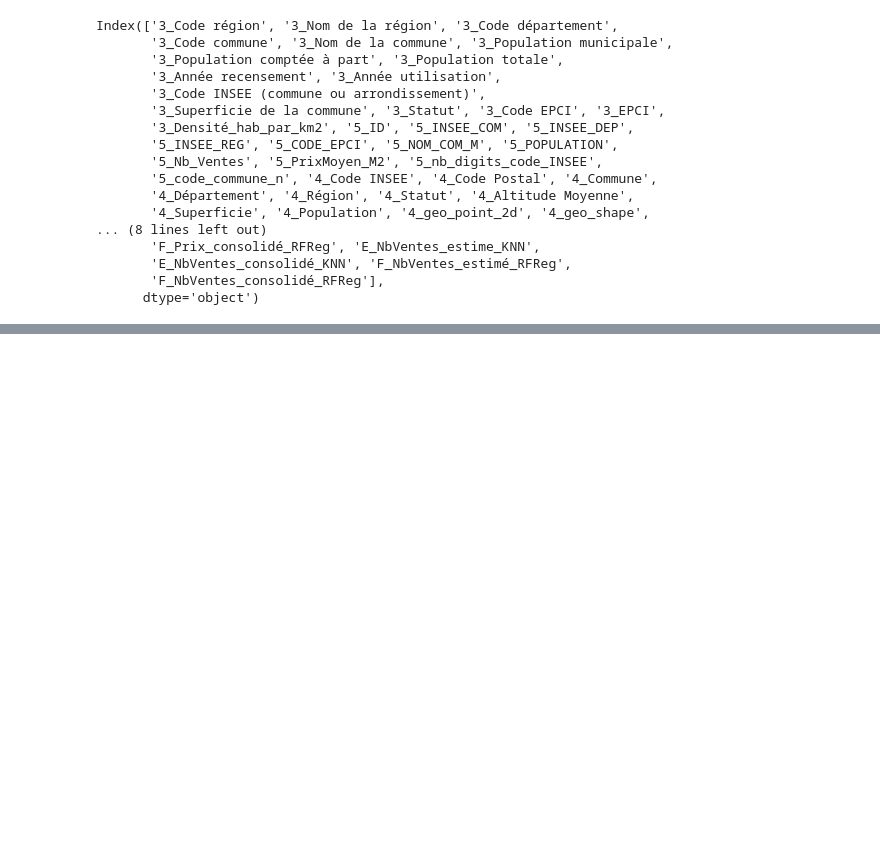
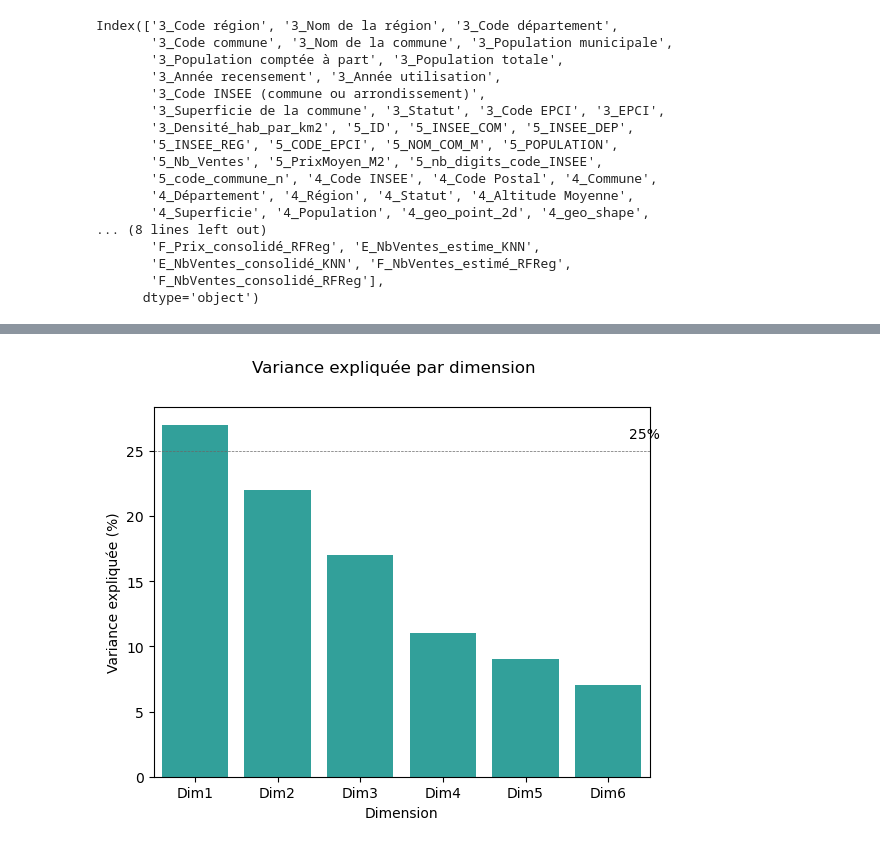
Before and after one commit to FilRougeMobilite/Mobilite, a Jupyter notebook: Analyse_tables_traitees.ipynb, the cells around one changed output, grey strips where cells are left out. Saved outputs shown, nothing was run; the diff lists cells and outputs as text; code cells hidden in the pictures; blank space fills up the shorter version.

```diff
--- a/Analyse_tables_traitees.ipynb
+++ b/Analyse_tables_traitees.ipynb
@@ -1692,0 +1750,5 @@ df.to_csv('./Tables_traitees/Table_avec_prixM2_estime_FranceMétropolitaine.csv'
+# %%
+df_cleaned = df_acp.dropna(subset=['4_Superficie', '4_Densité_hab_par_km2'])
+
+# Vérifier le nombre de valeurs manquantes après suppression
+print(df_cleaned.isnull().sum())
@@ -1692,0 +1781,4 @@ df.to_csv('./Tables_traitees/Table_avec_prixM2_estime_FranceMétropolitaine.csv'
+# %%
+# Standardisation des données
+scaler = StandardScaler()
+df_scaled = scaler.fit_transform(df_cleaned)
@@ -1692,0 +1791,12 @@ df.to_csv('./Tables_traitees/Table_avec_prixM2_estime_FranceMétropolitaine.csv'
+# %%
+# Projection des données sur les composantes principales
+from sklearn.decomposition import PCA
+
+# Sélection du nombre de composantes principales
+n_components = 6  # par exemple
+
+# Création de l'objet PCA
+pca = PCA(n_components=n_components)
+
+# Ajustement du modèle PCA aux données
+pca.fit(df_scaled)
@@ -1692,0 +1805,12 @@ df.to_csv('./Tables_traitees/Table_avec_prixM2_estime_FranceMétropolitaine.csv'
+# %%
+# Analyse des valeurs propres
+comp = pd.DataFrame(
+    {
+        "Dimension": ["Dim" + str(x + 1) for x in range(n_components)],
+        "Valeur propre": pca.explained_variance_,
+        "% variance expliquée": np.round(pca.explained_variance_ratio_ * 100),
+        "% cum. var. expliquée": np.round(np.cumsum(pca.explained_variance_ratio_) * 100)
+    },
+    columns=["Dimension", "Valeur propre", "% variance expliquée", "% cum. var. expliquée"]
+)
+comp
@@ -1692,0 +1825,12 @@ df.to_csv('./Tables_traitees/Table_avec_prixM2_estime_FranceMétropolitaine.csv'
+# %%
+g_comp = sns.barplot(x="Dimension",
+                     y="% variance expliquée",
+                     palette=["lightseagreen"],
+                     data=comp)
+g_comp.set(ylabel="Variance expliquée (%)")
+g_comp.figure.suptitle("Variance expliquée par dimension")
+plt.axhline(y=25, linewidth=.5, color="dimgray", linestyle="--") # 25 = 100 / 4 (nb dimensions)
+plt.text(len(comp) - 0.75, 26, "25%")  # Modifier la position du texte en fonction du nombre de dimensions
+plt.show()
+# %% [output]
+[figure, added]
```
Also changed, not shown: parts of 17 cells of this notebook.
